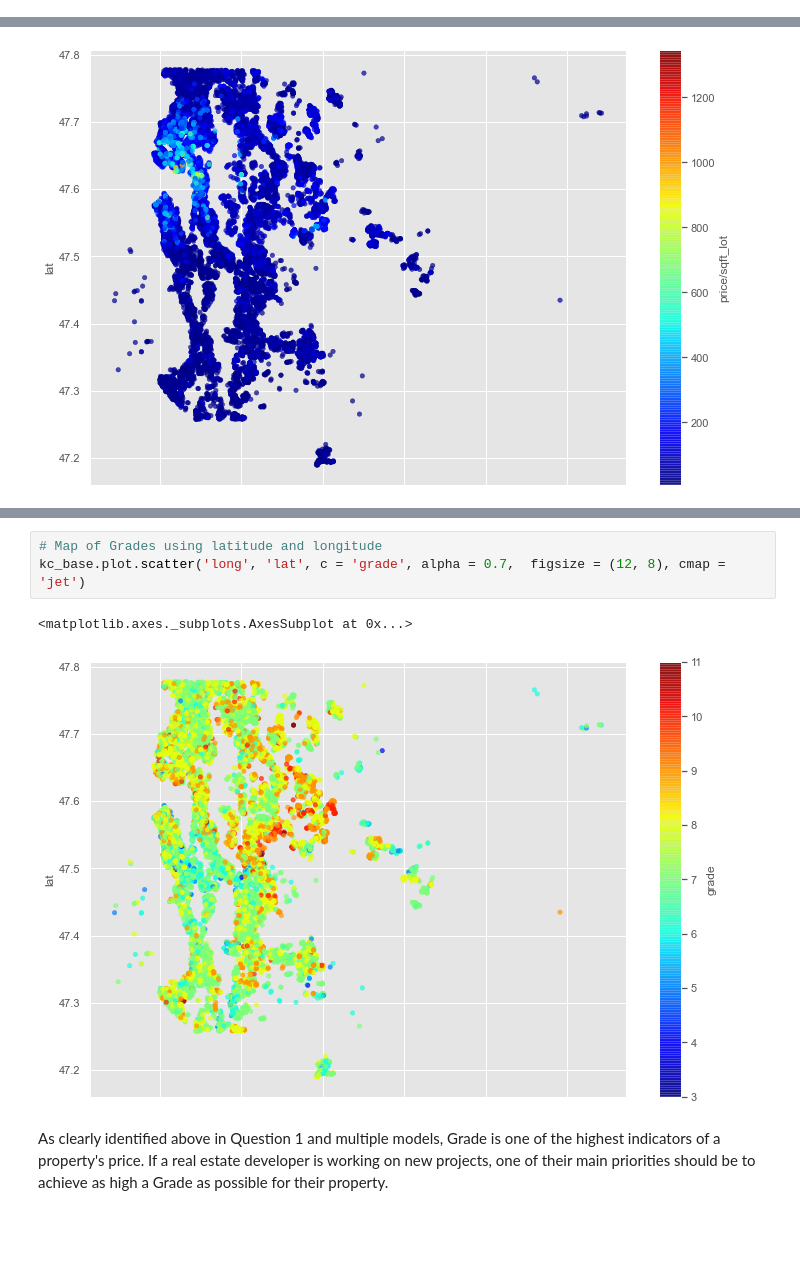
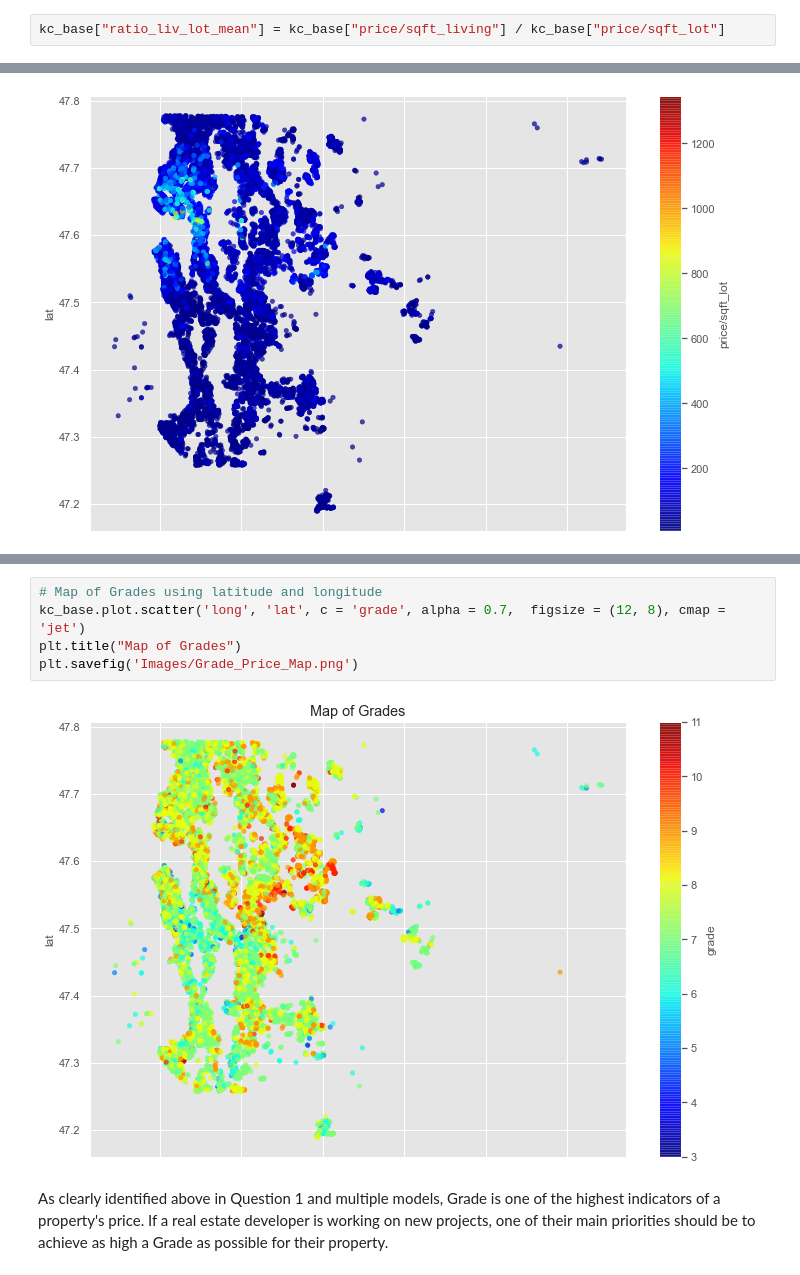
Before and after one commit to Zuchini1234/King-County-Business-Case-Project-Mod-2, a Jupyter notebook: student.ipynb, the cells around one changed output, grey strips where cells are left out. Drawn from its saved outputs; the diff is of its cells as text; blank space fills up the shorter version.

```diff
--- a/student.ipynb
+++ b/student.ipynb
@@ -1435,6 +1454,8 @@ df
 | 7 | 84.683521 | 108.760570 | 257.209839 | 257.441253 | ... |
 | 8 | 42.298077 | 47.672374 | 163.551402 | 166.536414 | ... |
 | 9 | 75.605182 | 70.226352 | 208.478261 | 213.665620 | ... |
+# %%
+kc_base["ratio_liv_lot_mean"] = kc_base["price/sqft_living"] / kc_base["price/sqft_lot"]
 # %%
 kc_base.plot.scatter('long', 'lat', c = 'price/sqft_lot', alpha = 0.7,  figsize = (12, 8), cmap = 'jet')
 # %% [output]
@@ -1447,8 +1482,9 @@ The takeaway from this is that real estate developers should focus on areas wher
 # %%
 # Map of Grades using latitude and longitude
 kc_base.plot.scatter('long', 'lat', c = 'grade', alpha = 0.7,  figsize = (12, 8), cmap = 'jet')
+plt.title("Map of Grades")
+plt.savefig('Images/Grade_Price_Map.png')
 # %% [output]
-<matplotlib.axes._subplots.AxesSubplot at 0x...>
-[figure, old version]
+[figure, new version]
 # %% [markdown]
 As clearly identified above in Question 1 and multiple models, Grade is one of the highest indicators of a property's price. If a real estate developer is working on new projects, one of their main priorities should be to achieve as high a Grade as possible for their property.
```
Also changed, not shown: parts of 30 cells of this notebook, 1 other file.
